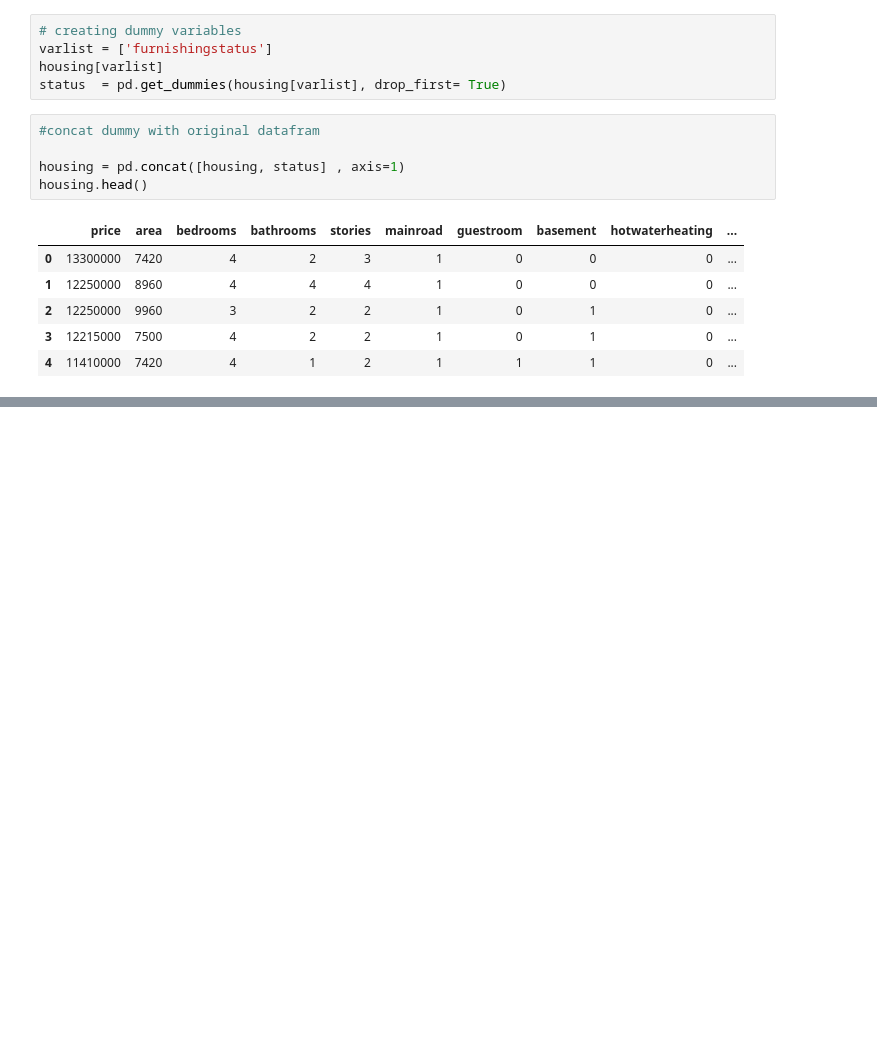
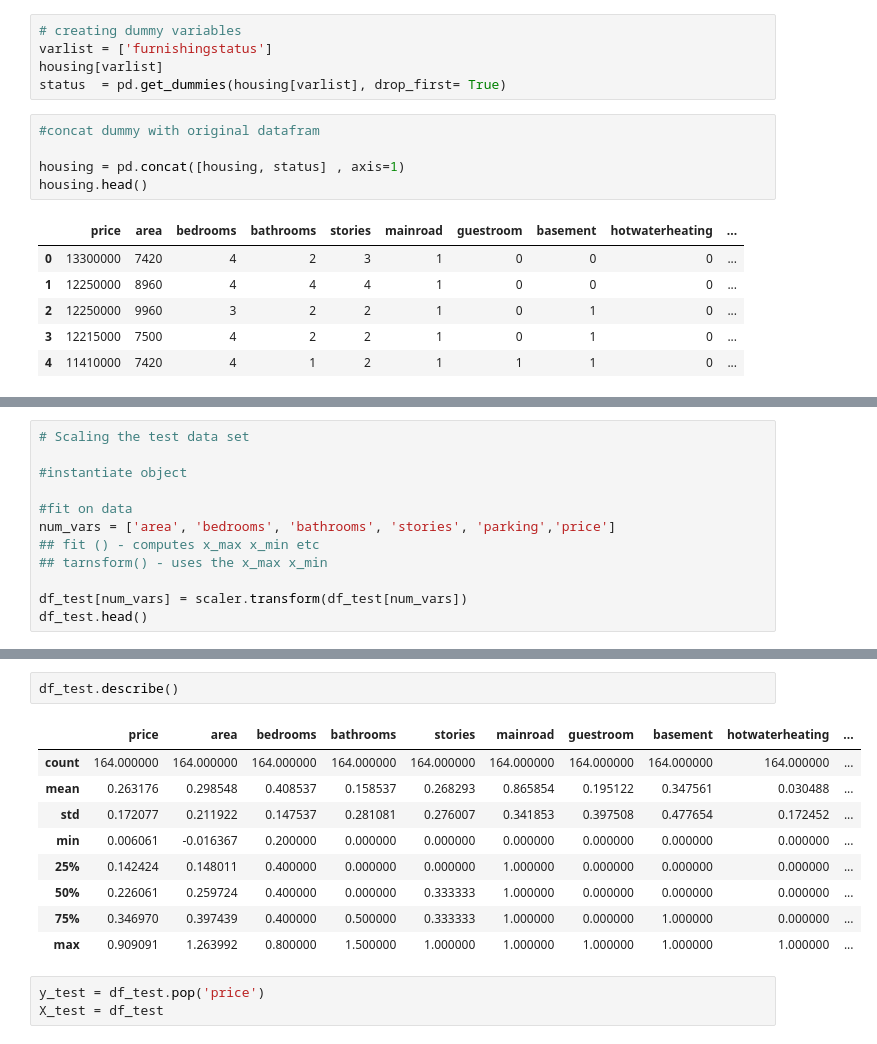
Before and after one commit to KaustavRoy10/Price_optimization, a Jupyter notebook: Price_optimization.ipynb, the cells around one changed output, grey strips where cells are left out. Saved outputs shown, nothing was run; the diff lists cells and outputs as text; blank space fills up the shorter version.

```diff
--- a/Price_optimization.ipynb
+++ b/Price_optimization.ipynb
@@ -150,0 +630,12 @@ housing.drop('furnishingstatus', axis=1)
+# %%
+# Scaling the test data set
+
+#instantiate object
+
+#fit on data
+num_vars = ['area', 'bedrooms', 'bathrooms', 'stories', 'parking','price']
+## fit () - computes x_max x_min etc
+## tarnsform() - uses the x_max x_min
+
+df_test[num_vars] = scaler.transform(df_test[num_vars])
+df_test.head()
@@ -150,0 +649,15 @@ housing.drop('furnishingstatus', axis=1)
+# %%
+df_test.describe()
+# %% [output]
+|  | price | area | bedrooms | bathrooms | stories | mainroad | guestroom | basement | hotwaterheating | ... |
+| count | 164.000000 | 164.000000 | 164.000000 | 164.000000 | 164.000000 | 164.000000 | 164.000000 | 164.000000 | 164.000000 | ... |
+| mean | 0.263176 | 0.298548 | 0.408537 | 0.158537 | 0.268293 | 0.865854 | 0.195122 | 0.347561 | 0.030488 | ... |
+| std | 0.172077 | 0.211922 | 0.147537 | 0.281081 | 0.276007 | 0.341853 | 0.397508 | 0.477654 | 0.172452 | ... |
+| min | 0.006061 | -0.016367 | 0.200000 | 0.000000 | 0.000000 | 0.000000 | 0.000000 | 0.000000 | 0.000000 | ... |
+| 25% | 0.142424 | 0.148011 | 0.400000 | 0.000000 | 0.000000 | 1.000000 | 0.000000 | 0.000000 | 0.000000 | ... |
+| 50% | 0.226061 | 0.259724 | 0.400000 | 0.000000 | 0.333333 | 1.000000 | 0.000000 | 0.000000 | 0.000000 | ... |
+| 75% | 0.346970 | 0.397439 | 0.400000 | 0.500000 | 0.333333 | 1.000000 | 0.000000 | 1.000000 | 0.000000 | ... |
+| max | 0.909091 | 1.263992 | 0.800000 | 1.500000 | 1.000000 | 1.000000 | 1.000000 | 1.000000 | 1.000000 | ... |
+# %%
+y_test = df_test.pop('price')
+X_test = df_test
```
Also changed, not shown: parts of 50 cells of this notebook.
